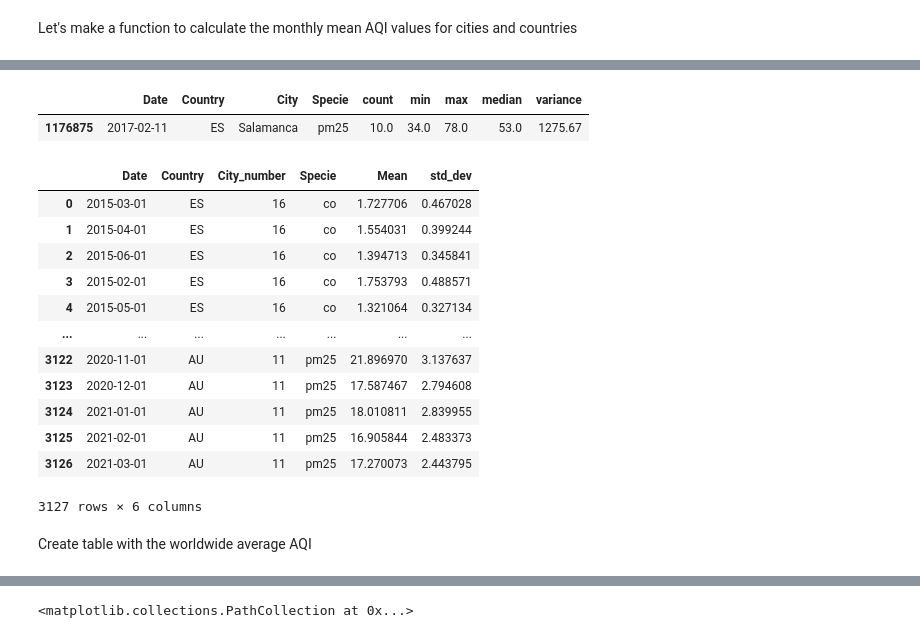
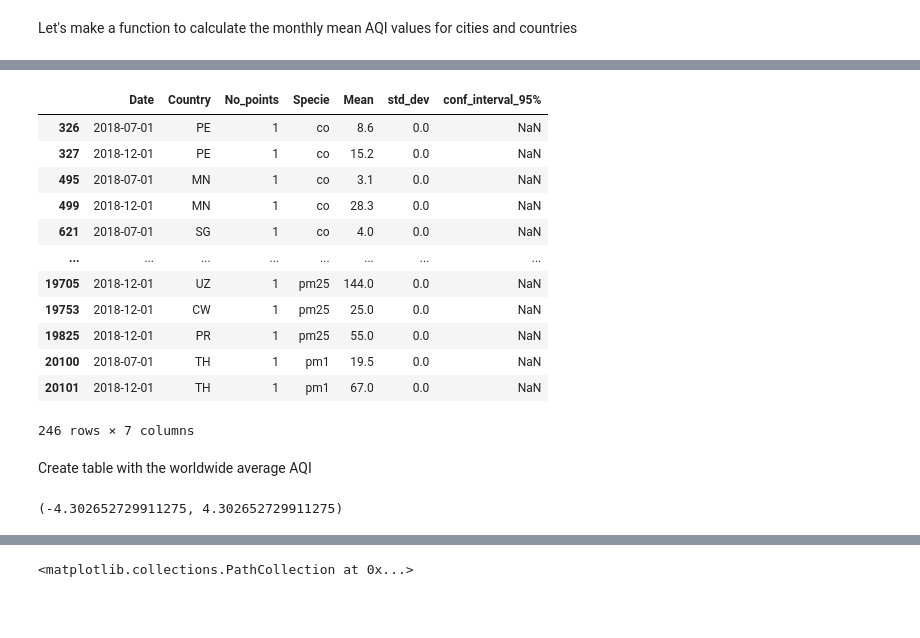
Before and after one commit to PabloVales/Air_Pollution_Covid, a Jupyter notebook: Untitled.ipynb, the cells around one changed output, grey strips where cells are left out. Saved outputs shown, nothing was run; the diff lists cells and outputs as text; code cells hidden in the pictures; blank space fills up the shorter version.

```diff
--- a/Untitled.ipynb
+++ b/Untitled.ipynb
@@ -205,7 +218,7 @@ array([2015, 2014, 2016, 2017, 2018, 2019, 2020, 2021], dtype=int64)
 # %% [markdown]
 Let's make a function to calculate the monthly mean AQI values for cities and countries
 # %%
-def calculate_mean_country(df, countries, cities=False):
+def monthly_mean_country(df, countries, cities=False):
     '''This function calculates the monthly aqi average of all the pollutants present in the table for the inserted countries and for all the available years in the dataset.
     It also corrects the median values which are larger than 500 (following the US EPA standard, which ranges from 0-500)
     INPUT: df: pd.DataFrame with columns 'Date', 'Country', 'City', 'median'
@@ -229,22 +242,26 @@ def calculate_mean_country(df, countries, cities=False):
                         #Dataframe with all cities for a given country
                         month_country_df = year_df[year_df.Date.dt.month == month]
 
-                        #Series of with the median AQI for all cities in a given country
-                        #CORRECT MEDIAN VALUES > 500. CHANGE EVERY SINGLE ONE TO SATURATE IN 500
-
                         mean_ser = month_country_df['median']
                         date_string = '{}/{}'.format(year, month)
 
                         #Standard deviation
                         std_dev = np.std(month_country_df['median'])
-                        city_number = month_country_df.City.unique().size
+                        no_points = month_country_df.shape[0]
 
-                        std_dev_mean = std_dev/np.sqrt(city_number)
+                        std_dev_mean = std_dev/np.sqrt(no_points)
 
-                        temp_df = pd.DataFrame(data={'Date':datetime.strptime(date_string, '%Y/%m'), 'Country': country, 'City_number': city_number, 'Specie': pollutant, \
-                                                     'Mean': [mean_ser.mean()], 'std_dev': std_dev_mean})
+                        ## T-test confidence interval
+                        alpha= 0.95
+                        error_95th = stats.t.interval(df=no_points-1, alpha=alpha)[1] * std_dev_mean
+                        # Note: months that only have one measurement will be given a NaN value by the t-test and thus, won't be taken into account further
+
+                        temp_df = pd.DataFrame(data={'Date':datetime.strptime(date_string, '%Y/%m'), 'Country': country, 'No_points': no_points, 'Specie': pollutant, \
+                                                     'Mean': [mean_ser.mean()], 'std_dev': std_dev_mean, 'conf_interval_95%': error_95th})
+
                         #print(temp_df)
                         final_df = pd.concat([final_df, temp_df])
+
 
 
 
@@ -271,7 +288,7 @@ def calculate_mean_country(df, countries, cities=False):
 
 
 
-                            temp_df = pd.DataFrame(data={'Date':datetime.strptime(date_string, '%Y/%m'), 'Country': country, 'City': city, 'Specie': pollutant, 'No_days': no_days_per_month, \
+                            temp_df = pd.DataFrame(data={'Date':datetime.strptime(date_string, '%Y/%m'), 'Country': country, 'City': city, 'Specie': pollutant, 'No_points': no_days_per_month, \
                                                          'Mean': [mean_ser.mean()], 'std_dev': std_dev_mean})
                             #print(temp_df)
                             final_df = pd.concat([final_df, temp_df])
@@ -294,6 +299 @@ for year in cou_df[(cou_df.Specie == 'pm25')].Date.dt.year.unique():
-# %%
-df[(df.Country == 'ES') & (df.Specie == 'pm25') & (df.City == 'Salamanca') & (df.Date.dt.month == 2) & (df.Date.dt.year == 2017)]
-# %% [output]
-|  | Date | Country | City | Specie | count | min | max | median | variance |
-| 1176875 | 2017-02-11 | ES | Salamanca | pm25 | 10.0 | 34.0 | 78.0 | 53.0 | 1275.67 |
 # %%
@@ -301,19 +301,19 @@ cou_df = calculate_mean_country(df, countries = countries, cities=False)
-# %%
-cou_df
-# %% [output]
-|  | Date | Country | City_number | Specie | Mean | std_dev |
-| 0 | 2015-03-01 | ES | 16 | co | 1.727706 | 0.467028 |
-| 1 | 2015-04-01 | ES | 16 | co | 1.554031 | 0.399244 |
-| 2 | 2015-06-01 | ES | 16 | co | 1.394713 | 0.345841 |
-| 3 | 2015-02-01 | ES | 16 | co | 1.753793 | 0.488571 |
-| 4 | 2015-05-01 | ES | 16 | co | 1.321064 | 0.327134 |
-| ... | ... | ... | ... | ... | ... | ... |
-| 3122 | 2020-11-01 | AU | 11 | pm25 | 21.896970 | 3.137637 |
-| 3123 | 2020-12-01 | AU | 11 | pm25 | 17.587467 | 2.794608 |
-| 3124 | 2021-01-01 | AU | 11 | pm25 | 18.010811 | 2.839955 |
-| 3125 | 2021-02-01 | AU | 11 | pm25 | 16.905844 | 2.483373 |
-| 3126 | 2021-03-01 | AU | 11 | pm25 | 17.270073 | 2.443795 |
-3127 rows × 6 columns
+# %%
+cou_df[cou_df['conf_interval_95%'].isna()]
+# %% [output]
+|  | Date | Country | No_points | Specie | Mean | std_dev | conf_interval_95% |
+| 326 | 2018-07-01 | PE | 1 | co | 8.6 | 0.0 | NaN |
+| 327 | 2018-12-01 | PE | 1 | co | 15.2 | 0.0 | NaN |
+| 495 | 2018-07-01 | MN | 1 | co | 3.1 | 0.0 | NaN |
+| 499 | 2018-12-01 | MN | 1 | co | 28.3 | 0.0 | NaN |
+| 621 | 2018-07-01 | SG | 1 | co | 4.0 | 0.0 | NaN |
+| ... | ... | ... | ... | ... | ... | ... | ... |
+| 19705 | 2018-12-01 | UZ | 1 | pm25 | 144.0 | 0.0 | NaN |
+| 19753 | 2018-12-01 | CW | 1 | pm25 | 25.0 | 0.0 | NaN |
+| 19825 | 2018-12-01 | PR | 1 | pm25 | 55.0 | 0.0 | NaN |
+| 20100 | 2018-07-01 | TH | 1 | pm1 | 19.5 | 0.0 | NaN |
+| 20101 | 2018-12-01 | TH | 1 | pm1 | 67.0 | 0.0 | NaN |
+246 rows × 7 columns
 # %% [markdown]
 Create table with the worldwide average AQI
 # %%
@@ -373,4 +392,8 @@ def yearly_world_AQI(yearly_cou_df):
         final_df = pd.concat([final_df, temp_df])
 
     return final_df.reset_index().drop('index', axis=1)
+# %%
+stats.t.interval(df=3-1, alpha=0.95)
+# %% [output]
+(-4.302652729911275, 4.302652729911275)
 # %%
```
Also changed, not shown: parts of 32 cells of this notebook, 2 other files.
